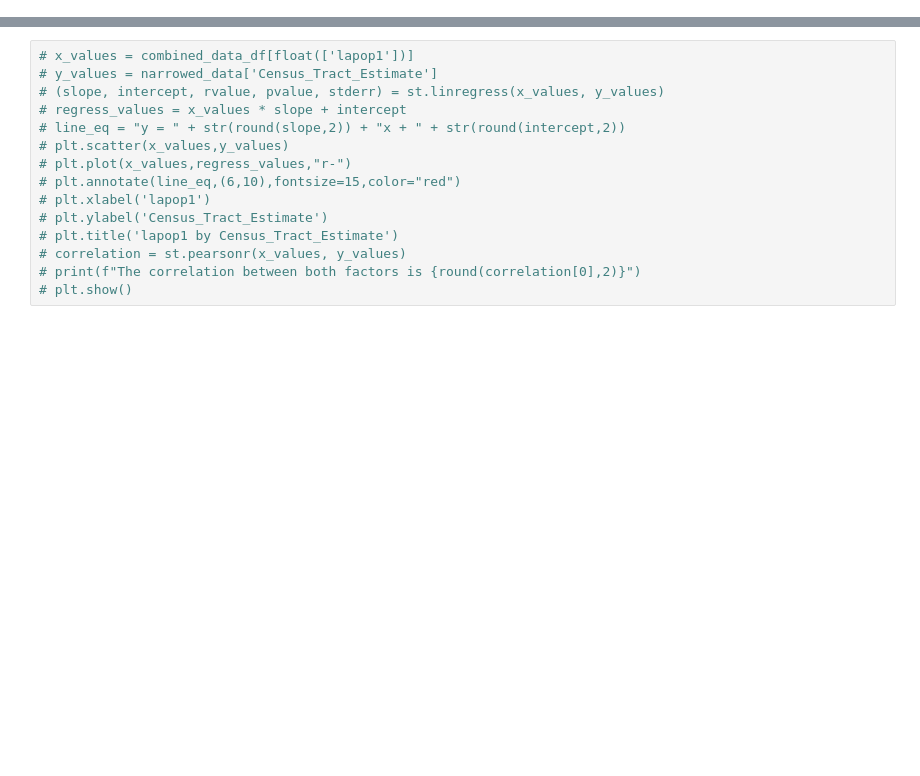
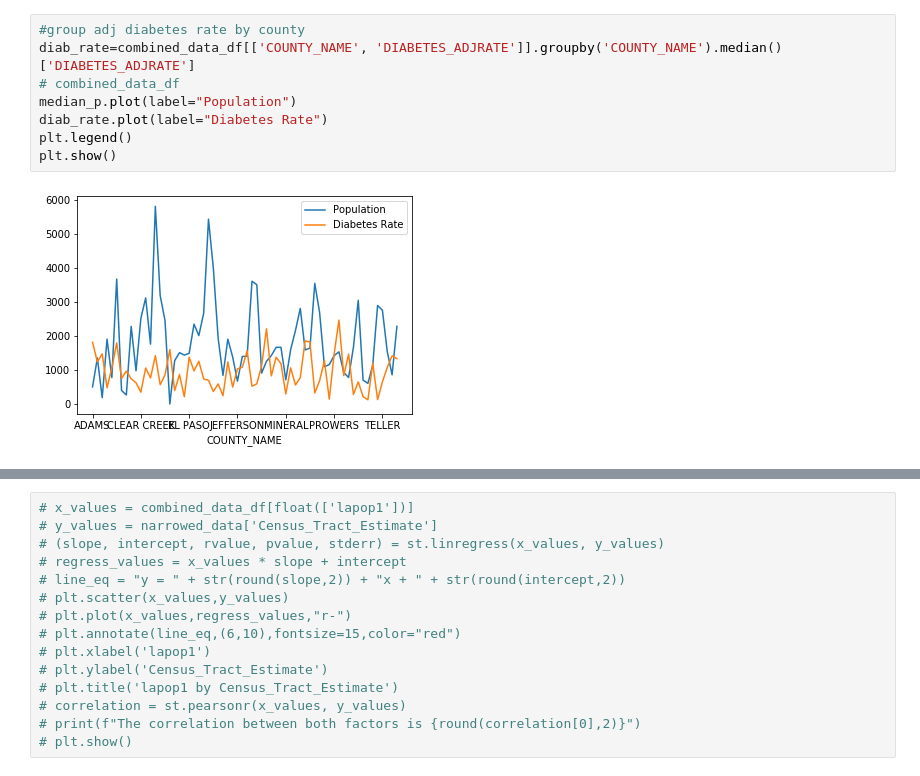
Before and after one commit to Ryan-Eberle/Diabetes-Demographics-in-Colorado, a Jupyter notebook: Diabetes_age_analysis.ipynb, the cells around one changed output, grey strips where cells are left out. Saved outputs shown, nothing was run; the diff lists cells and outputs as text; blank space fills up the shorter version.

```diff
--- a/Diabetes_age_analysis.ipynb
+++ b/Diabetes_age_analysis.ipynb
@@ -86,0 +159,10 @@ ValueError: If using all scalar values, you must pass an index
+# %%
+#group adj diabetes rate by county
+diab_rate=combined_data_df[['COUNTY_NAME', 'DIABETES_ADJRATE']].groupby('COUNTY_NAME').median()['DIABETES_ADJRATE']
+# combined_data_df
+median_p.plot(label="Population")
+diab_rate.plot(label="Diabetes Rate")
+plt.legend()
+plt.show()
+# %% [output]
+[figure, added]
```
Also changed, not shown: parts of 16 cells of this notebook, 1 other file.
